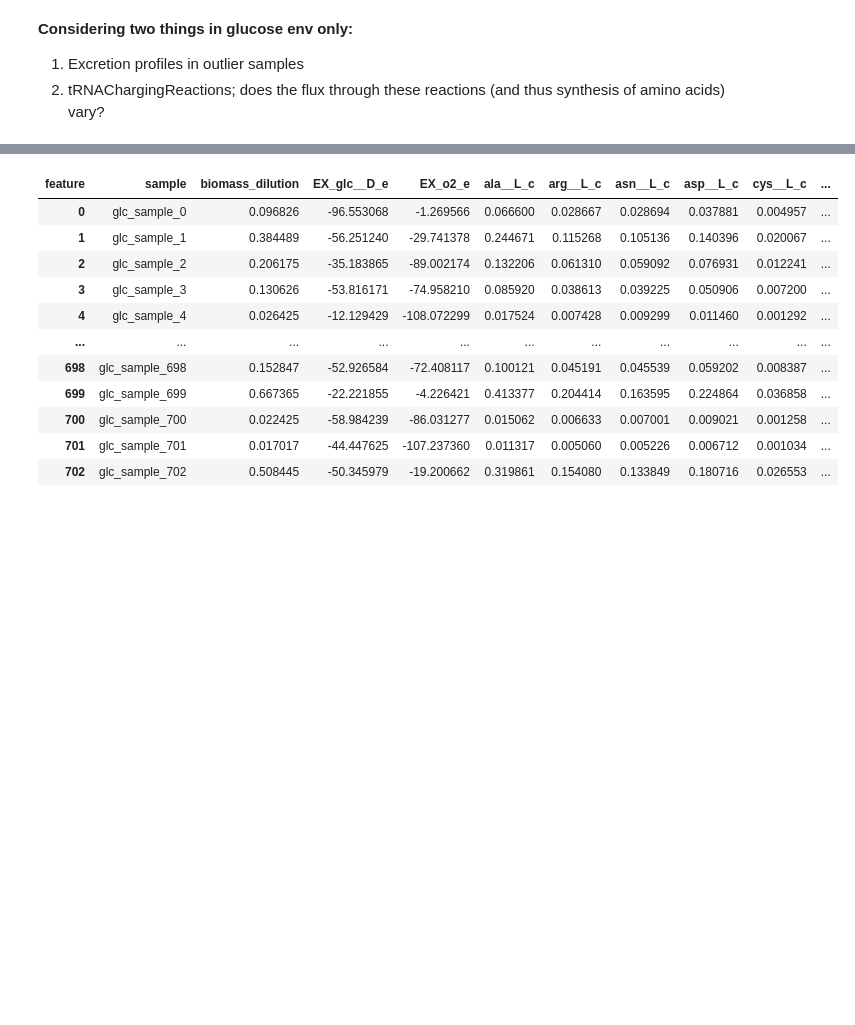
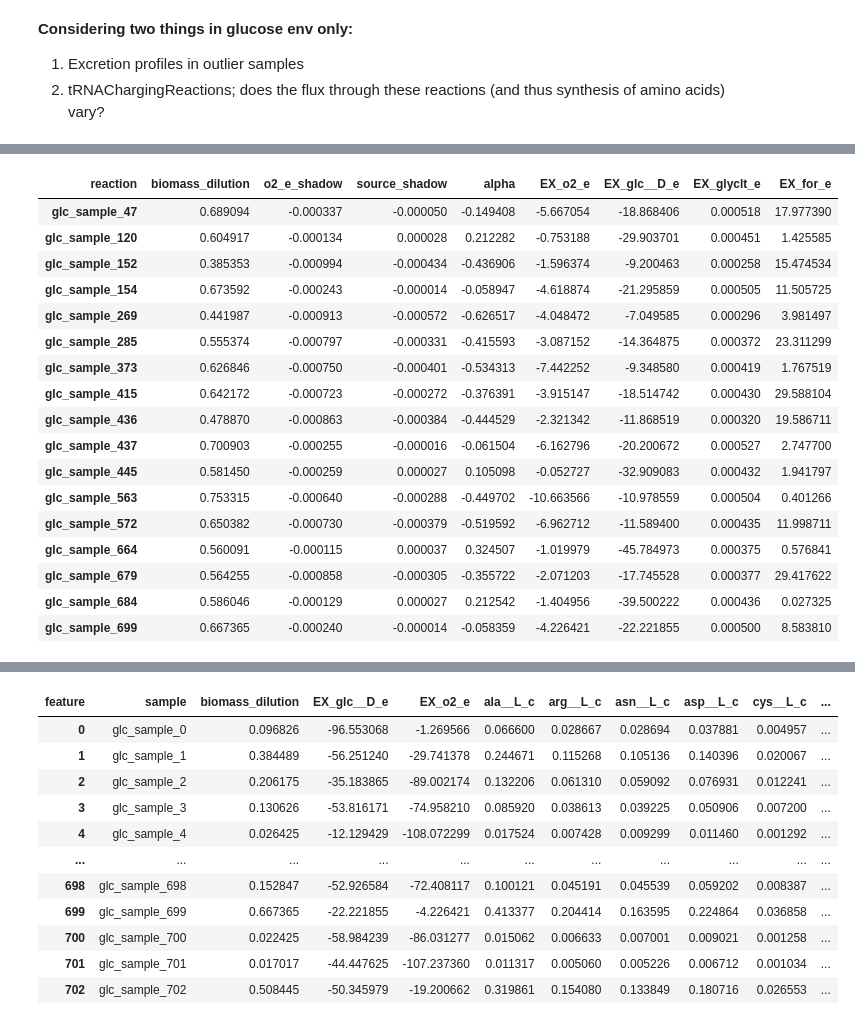
Before and after one commit to celasa/biomass_thesis, a Jupyter notebook: notebooks/final_analyses.ipynb, the cells around one changed output, grey strips where cells are left out. Cells and saved outputs as stored; diff of their text form; code cells hidden in the pictures; blank space fills up the shorter version.

```diff
--- a/notebooks/final_analyses.ipynb
+++ b/notebooks/final_analyses.ipynb
@@ -24,0 +99,4 @@ glc_flux = pd.read_pickle('/triumvirate/home/celinaha/LO_sampling/optimal_runs/o
+# %%
+sec.columns
+
+sec["biomass_dilution"] = glc_data["biomass_dilution"].tolist()
@@ -24,0 +170,32 @@ glc_flux = pd.read_pickle('/triumvirate/home/celinaha/LO_sampling/optimal_runs/o
+# %%
+sec_alpha = sec.copy()
+sec_alpha["o2_e_shadow"] = glc_data["o2_e_shadow"].tolist()
+sec_alpha["source_shadow"] = glc_data["source_shadow"].tolist()
+
+sec_alpha["alpha"] = - (sec_alpha["source_shadow"]/sec_alpha["o2_e_shadow"])
+
+sec_alpha["EX_o2_e"] = glc_data["EX_o2_e"].tolist()
+sec_alpha["EX_glc__D_e"] = glc_data["EX_glc__D_e"].tolist()
+# %%
+sec_alpha =  sec_alpha[["biomass_dilution", "o2_e_shadow", "source_shadow", "alpha", "EX_o2_e", "EX_glc__D_e", "EX_glyclt_e", "EX_for_e"]]
+# %%
+sec_alpha[sec_alpha["EX_for_e"]>0]
+# %% [output]
+| reaction | biomass_dilution | o2_e_shadow | source_shadow | alpha | EX_o2_e | EX_glc__D_e | EX_glyclt_e | EX_for_e |
+| glc_sample_47 | 0.689094 | -0.000337 | -0.000050 | -0.149408 | -5.667054 | -18.868406 | 0.000518 | 17.977390 |
+| glc_sample_120 | 0.604917 | -0.000134 | 0.000028 | 0.212282 | -0.753188 | -29.903701 | 0.000451 | 1.425585 |
+| glc_sample_152 | 0.385353 | -0.000994 | -0.000434 | -0.436906 | -1.596374 | -9.200463 | 0.000258 | 15.474534 |
+| glc_sample_154 | 0.673592 | -0.000243 | -0.000014 | -0.058947 | -4.618874 | -21.295859 | 0.000505 | 11.505725 |
+| glc_sample_269 | 0.441987 | -0.000913 | -0.000572 | -0.626517 | -4.048472 | -7.049585 | 0.000296 | 3.981497 |
+| glc_sample_285 | 0.555374 | -0.000797 | -0.000331 | -0.415593 | -3.087152 | -14.364875 | 0.000372 | 23.311299 |
+| glc_sample_373 | 0.626846 | -0.000750 | -0.000401 | -0.534313 | -7.442252 | -9.348580 | 0.000419 | 1.767519 |
+| glc_sample_415 | 0.642172 | -0.000723 | -0.000272 | -0.376391 | -3.915147 | -18.514742 | 0.000430 | 29.588104 |
+| glc_sample_436 | 0.478870 | -0.000863 | -0.000384 | -0.444529 | -2.321342 | -11.868519 | 0.000320 | 19.586711 |
+| glc_sample_437 | 0.700903 | -0.000255 | -0.000016 | -0.061504 | -6.162796 | -20.200672 | 0.000527 | 2.747700 |
+| glc_sample_445 | 0.581450 | -0.000259 | 0.000027 | 0.105098 | -0.052727 | -32.909083 | 0.000432 | 1.941797 |
+| glc_sample_563 | 0.753315 | -0.000640 | -0.000288 | -0.449702 | -10.663566 | -10.978559 | 0.000504 | 0.401266 |
+| glc_sample_572 | 0.650382 | -0.000730 | -0.000379 | -0.519592 | -6.962712 | -11.589400 | 0.000435 | 11.998711 |
+| glc_sample_664 | 0.560091 | -0.000115 | 0.000037 | 0.324507 | -1.019979 | -45.784973 | 0.000375 | 0.576841 |
+| glc_sample_679 | 0.564255 | -0.000858 | -0.000305 | -0.355722 | -2.071203 | -17.745528 | 0.000377 | 29.417622 |
+| glc_sample_684 | 0.586046 | -0.000129 | 0.000027 | 0.212542 | -1.404956 | -39.500222 | 0.000436 | 0.027325 |
+| glc_sample_699 | 0.667365 | -0.000240 | -0.000014 | -0.058359 | -4.226421 | -22.221855 | 0.000500 | 8.583810 |
```
Also changed, not shown: parts of 33 cells of this notebook, 1 other file.
